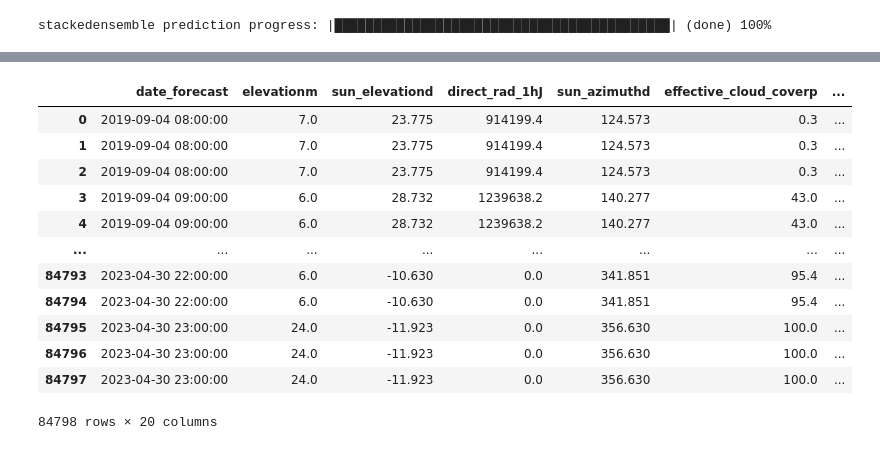
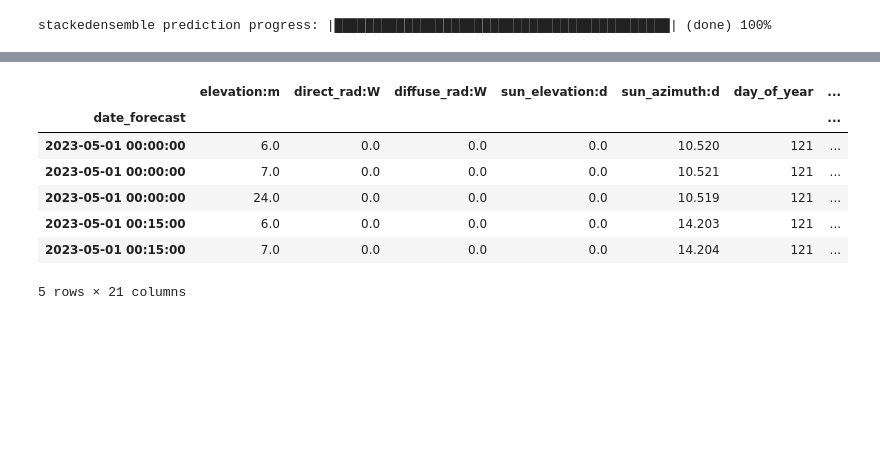
Before and after one commit to stinkyElias/TDT4173-ML, a Jupyter notebook: h2o_autoML.ipynb, the cells around one changed output, grey strips where cells are left out. Saved outputs shown, nothing was run; the diff lists cells and outputs as text; code cells hidden in the pictures; blank space fills up the shorter version.

```diff
--- a/h2o_autoML.ipynb
+++ b/h2o_autoML.ipynb
@@ -163,16 +196,0 @@ pred.shape
-# %%
-X_test
-# %% [output]
-|  | date_forecast | elevationm | sun_elevationd | direct_rad_1hJ | sun_azimuthd | effective_cloud_coverp | ... |
-| 0 | 2019-09-04 08:00:00 | 7.0 | 23.775 | 914199.4 | 124.573 | 0.3 | ... |
-| 1 | 2019-09-04 08:00:00 | 7.0 | 23.775 | 914199.4 | 124.573 | 0.3 | ... |
-| 2 | 2019-09-04 08:00:00 | 7.0 | 23.775 | 914199.4 | 124.573 | 0.3 | ... |
-| 3 | 2019-09-04 09:00:00 | 6.0 | 28.732 | 1239638.2 | 140.277 | 43.0 | ... |
-| 4 | 2019-09-04 09:00:00 | 6.0 | 28.732 | 1239638.2 | 140.277 | 43.0 | ... |
-| ... | ... | ... | ... | ... | ... | ... | ... |
-| 84793 | 2023-04-30 22:00:00 | 6.0 | -10.630 | 0.0 | 341.851 | 95.4 | ... |
-| 84794 | 2023-04-30 22:00:00 | 6.0 | -10.630 | 0.0 | 341.851 | 95.4 | ... |
-| 84795 | 2023-04-30 23:00:00 | 24.0 | -11.923 | 0.0 | 356.630 | 100.0 | ... |
-| 84796 | 2023-04-30 23:00:00 | 24.0 | -11.923 | 0.0 | 356.630 | 100.0 | ... |
-| 84797 | 2023-04-30 23:00:00 | 24.0 | -11.923 | 0.0 | 356.630 | 100.0 | ... |
-84798 rows × 20 columns
@@ -178,0 +208,11 @@ X_test
+# %%
+results.head()
+# %% [output]
+|  | elevation:m | direct_rad:W | diffuse_rad:W | sun_elevation:d | sun_azimuth:d | day_of_year | ... |
+| date_forecast |  |  |  |  |  |  | ... |
+| 2023-05-01 00:00:00 | 6.0 | 0.0 | 0.0 | 0.0 | 10.520 | 121 | ... |
+| 2023-05-01 00:00:00 | 7.0 | 0.0 | 0.0 | 0.0 | 10.521 | 121 | ... |
+| 2023-05-01 00:00:00 | 24.0 | 0.0 | 0.0 | 0.0 | 10.519 | 121 | ... |
+| 2023-05-01 00:15:00 | 6.0 | 0.0 | 0.0 | 0.0 | 14.203 | 121 | ... |
+| 2023-05-01 00:15:00 | 7.0 | 0.0 | 0.0 | 0.0 | 14.204 | 121 | ... |
+5 rows × 21 columns
```
Also changed, not shown: parts of 14 cells of this notebook, 1 other file.
